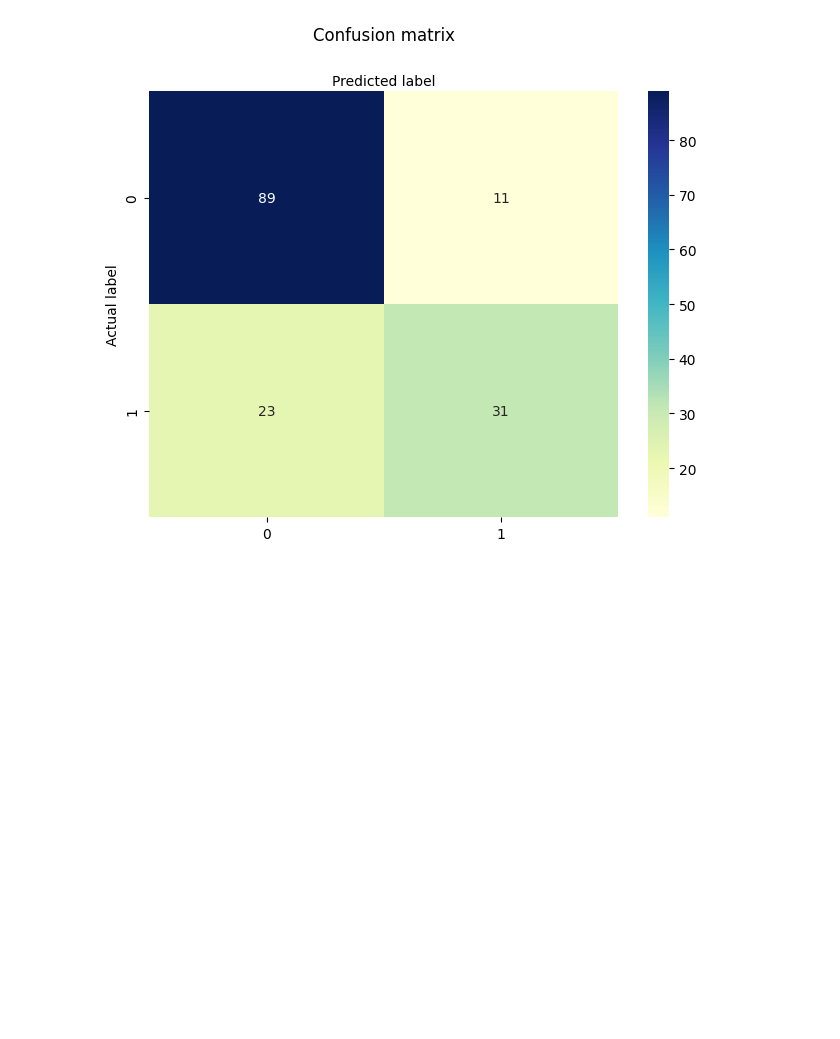
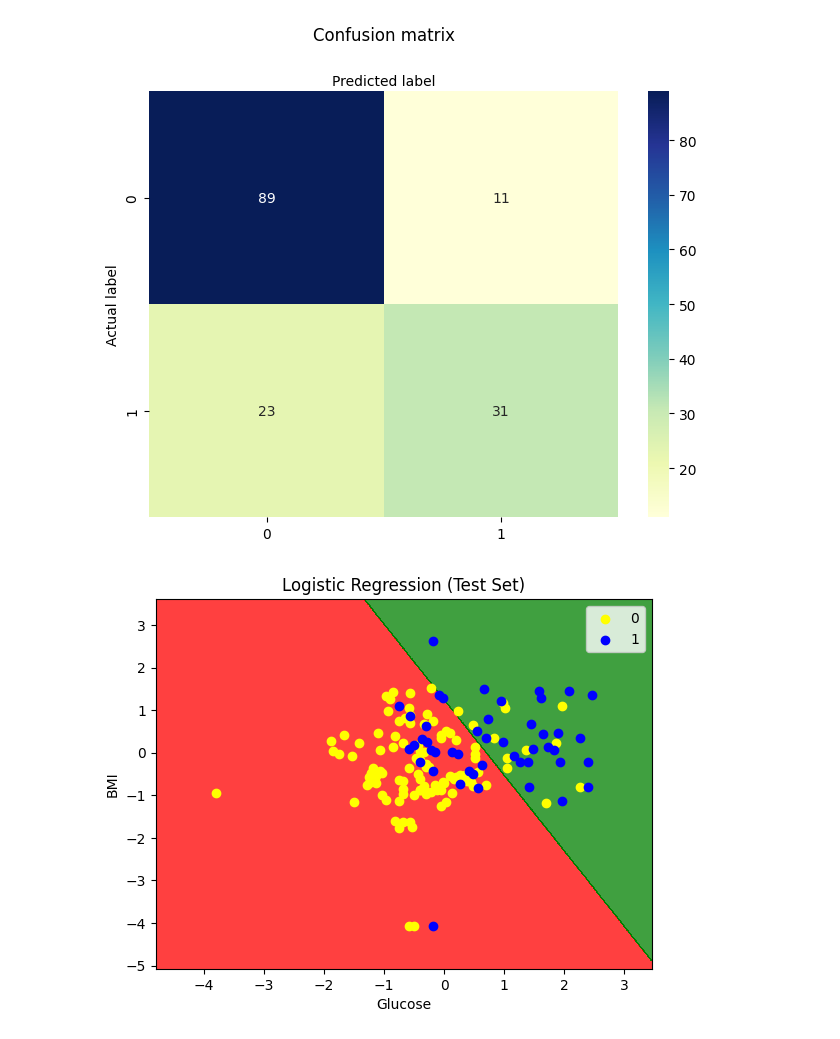
Before and after one commit to Hadeel-93/HW-3, a Jupyter notebook: HW_3Q_1.ipynb, the cells around one changed output. Cells and saved outputs as stored; diff of their text form; code cells hidden in the pictures; blank space fills up the shorter version.

```diff
--- a/HW_3Q_1.ipynb
+++ b/HW_3Q_1.ipynb
@@ -112,3 +112,83 @@ plt.xlabel('Predicted label')
 # %% [output]
 Text(0.5, 427.9555555555555, 'Predicted label')
 [figure]
+# %%
+import numpy as np
+import matplotlib.pyplot as plt
+from matplotlib.colors import ListedColormap
+from sklearn.model_selection import train_test_split
+from sklearn.preprocessing import StandardScaler
+from sklearn.linear_model import LogisticRegression
+
+# Load the diabetes dataset
+file_path = '/content/drive/My Drive/Introduction to Machine Learning/diabetes.csv'
+data = pd.read_csv(file_path)
+
+# Use ONLY Glucose and BMI
+X = data[['Glucose', 'BMI']].values
+y = data['Outcome'].values
+
+# 80% training, 20% testing
+X_train, X_test, Y_train, Y_test = train_test_split(
+    X, y,
+    test_size=0.20,
+    random_state=0
+)
+
+# Standardize the features
+sc = StandardScaler()
+
+X_train = sc.fit_transform(X_train)
+X_test = sc.transform(X_test)
+
+# Train Logistic Regression
+classifier = LogisticRegression(random_state=0)
+classifier.fit(X_train, Y_train)
+
+# -----------------------------------
+# Plot Logistic Regression boundary
+# -----------------------------------
+
+X_set, Y_set = X_test, Y_test
+
+X1, X2 = np.meshgrid(
+    np.arange(
+        start=X_set[:, 0].min() - 1,
+        stop=X_set[:, 0].max() + 1,
+        step=0.01
+    ),
+    np.arange(
+        start=X_set[:, 1].min() - 1,
+        stop=X_set[:, 1].max() + 1,
+        step=0.01
+    )
+)
+
+plt.contourf(
+    X1,
+    X2,
+    classifier.predict(
+        np.array([X1.ravel(), X2.ravel()]).T
+    ).reshape(X1.shape),
+    alpha=0.75,
+    cmap=ListedColormap(('red', 'green'))
+)
+
+plt.xlim(X1.min(), X1.max())
+plt.ylim(X2.min(), X2.max())
+
+for i, j in enumerate(np.unique(Y_set)):
+    plt.scatter(
+        X_set[Y_set == j, 0],
+        X_set[Y_set == j, 1],
+        c=ListedColormap(('yellow', 'blue'))(i),
+        label=j
+    )
+
+plt.title('Logistic Regression (Test Set)')
+plt.xlabel('Glucose')
+plt.ylabel('BMI')
+plt.legend()
+plt.show()
+# %% [output]
+[figure, added]
```
